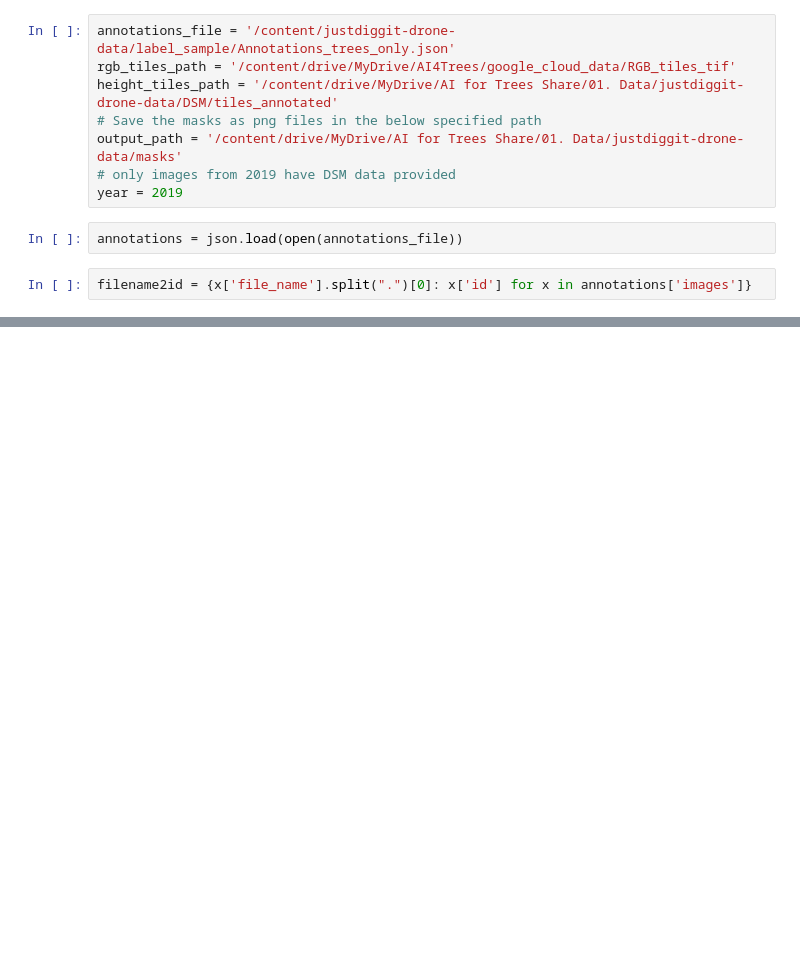
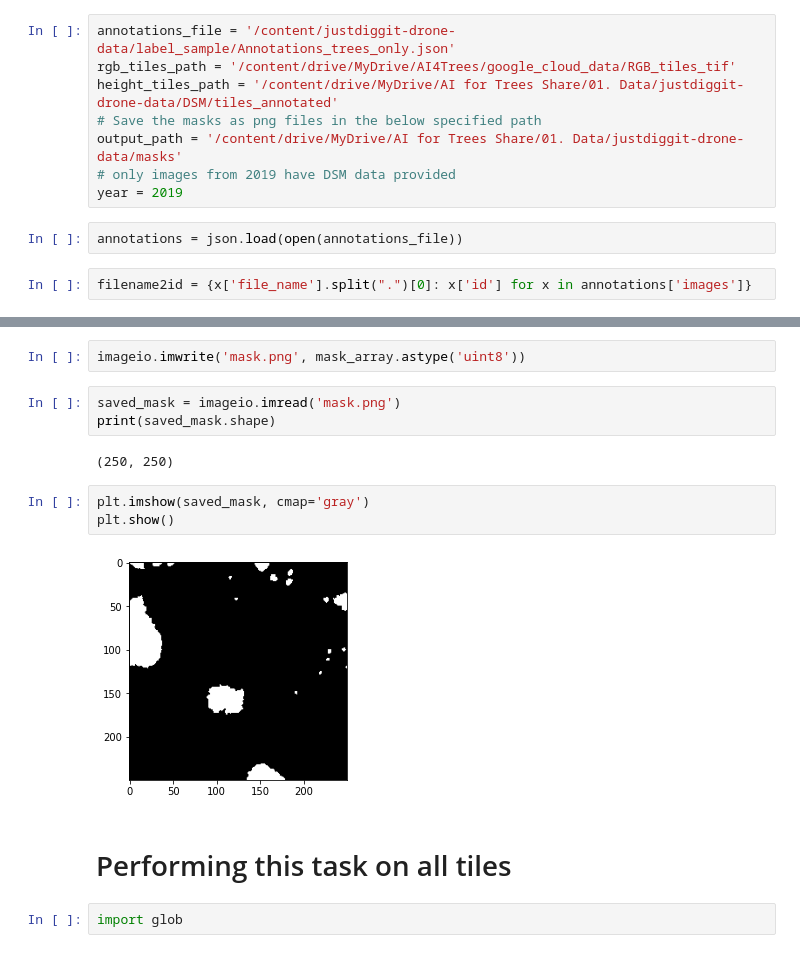
Before and after one commit to natiska/ai4trees-height, a Jupyter notebook: notebooks/Natalia/JDI_GC_prepare_masks.ipynb, the cells around one changed output, grey strips where cells are left out. Saved outputs shown, nothing was run; the diff lists cells and outputs as text; blank space fills up the shorter version.

```diff
--- a/notebooks/Natalia/JDI_GC_prepare_masks.ipynb
+++ b/notebooks/Natalia/JDI_GC_prepare_masks.ipynb
@@ -175,0 +243,16 @@ plt.show()
+# %%
+imageio.imwrite('mask.png', mask_array.astype('uint8'))
+# %%
+saved_mask = imageio.imread('mask.png')
+print(saved_mask.shape)
+# %% [output]
+(250, 250)
+# %%
+plt.imshow(saved_mask, cmap='gray')
+plt.show()
+# %% [output]
+[figure, added]
+# %% [markdown]
+# Performing this task on all tiles
+# %%
+import glob
```
Also changed, not shown: parts of 29 cells of this notebook.
